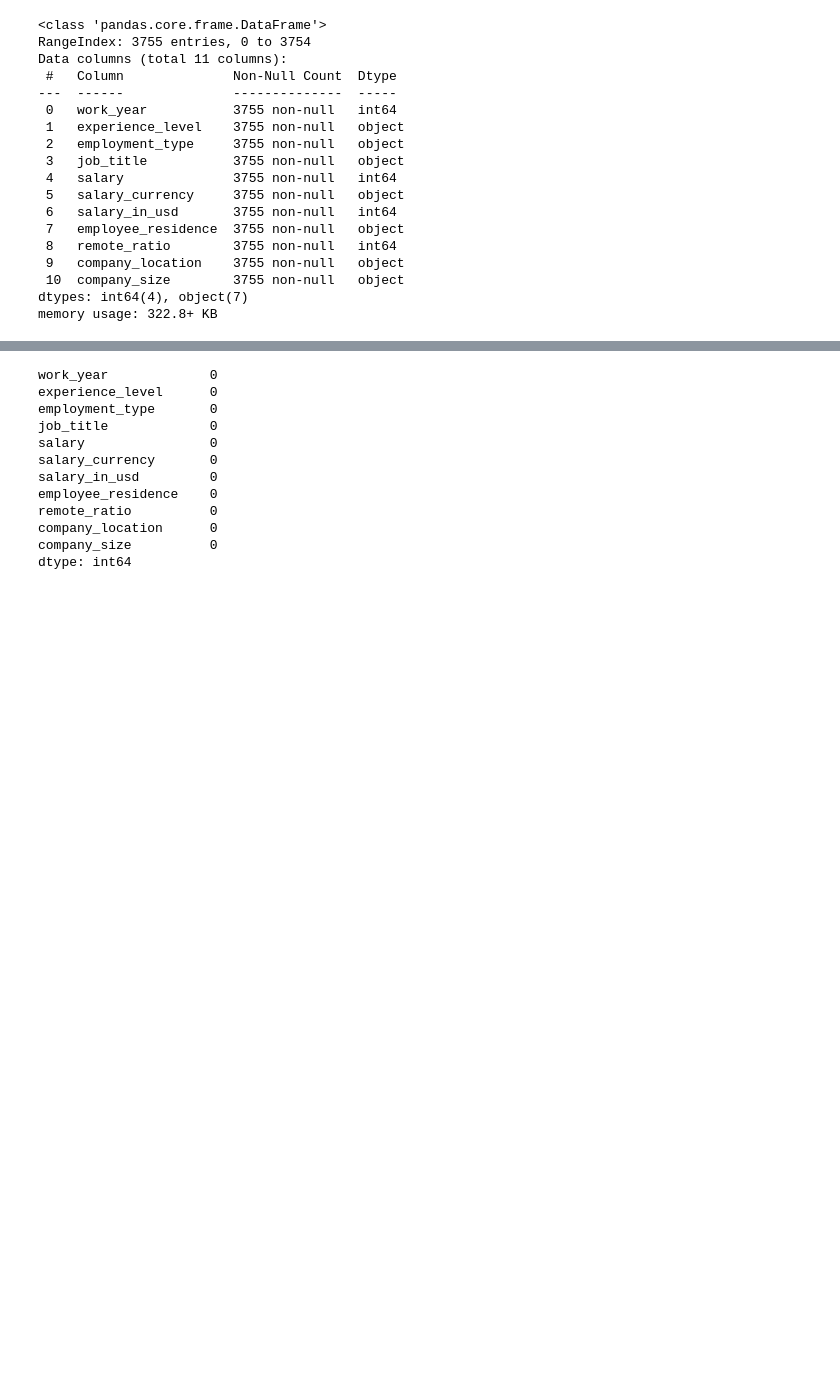
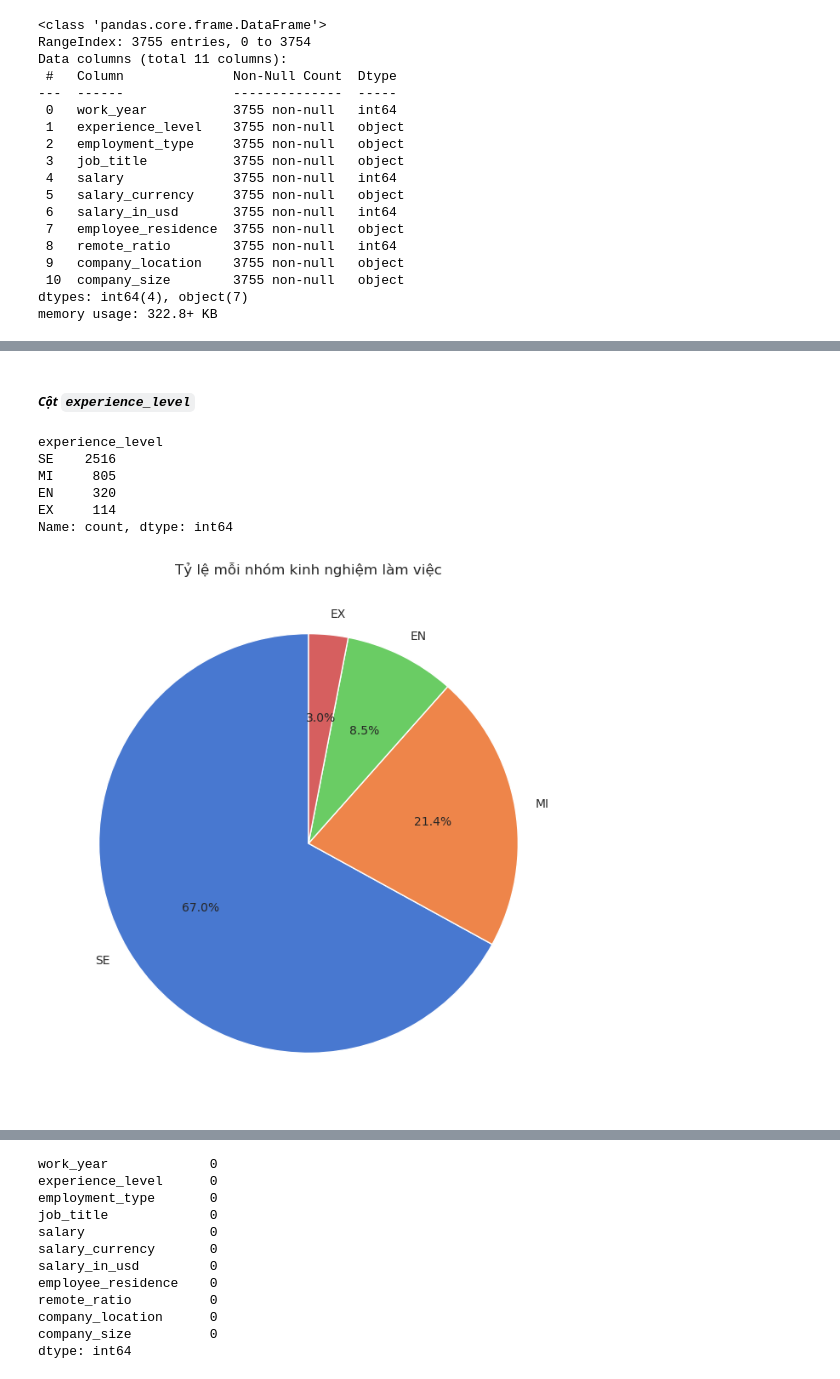
Before and after one commit to Baduc81/Data-Visualization-Lab01, a Jupyter notebook: visualize.ipynb, the cells around one changed output, grey strips where cells are left out. Cells and saved outputs as stored; diff of their text form; code cells hidden in the pictures; blank space fills up the shorter version.

```diff
--- a/visualize.ipynb
+++ b/visualize.ipynb
@@ -40,0 +183,21 @@ memory usage: 322.8+ KB
+# %% [markdown]
+##### ***Cột `experience_level`***
+# %%
+# Tần suất cho cột experience_level
+experience_counts = df['experience_level'].value_counts()
+print(experience_counts)
+
+# Biểu đồ tròn cho experience_level
+plt.figure(figsize=(8, 8))
+experience_counts.plot.pie(autopct='%1.1f%%', startangle=90)
+plt.title('Tỷ lệ mỗi nhóm kinh nghiệm làm việc')
+plt.ylabel('')  # Ẩn nhãn trục y
+plt.show()
+# %% [output]
+experience_level
+SE    2516
+MI     805
+EN     320
+EX     114
+Name: count, dtype: int64
+[figure, added]
```
Also changed, not shown: parts of 118 cells of this notebook.
